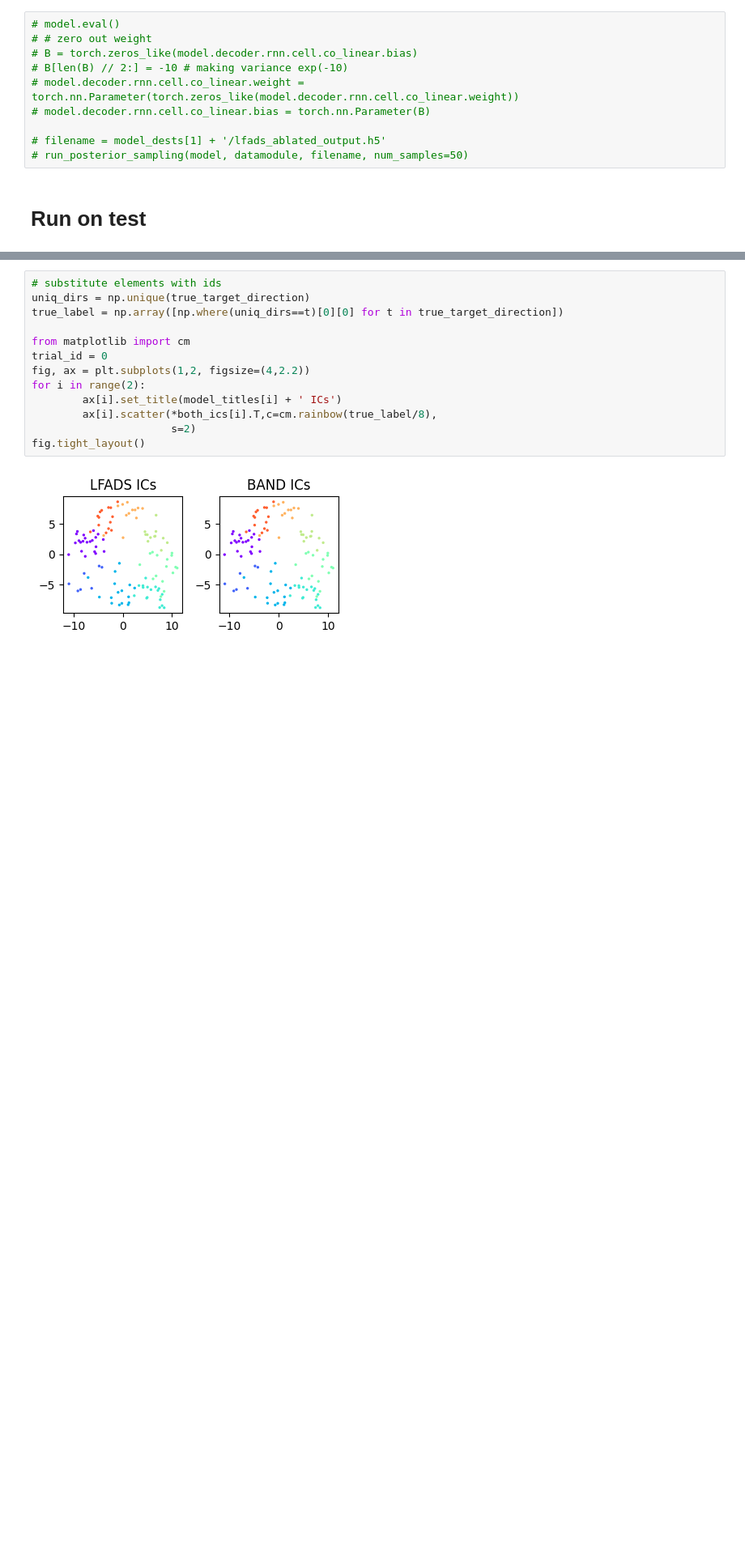
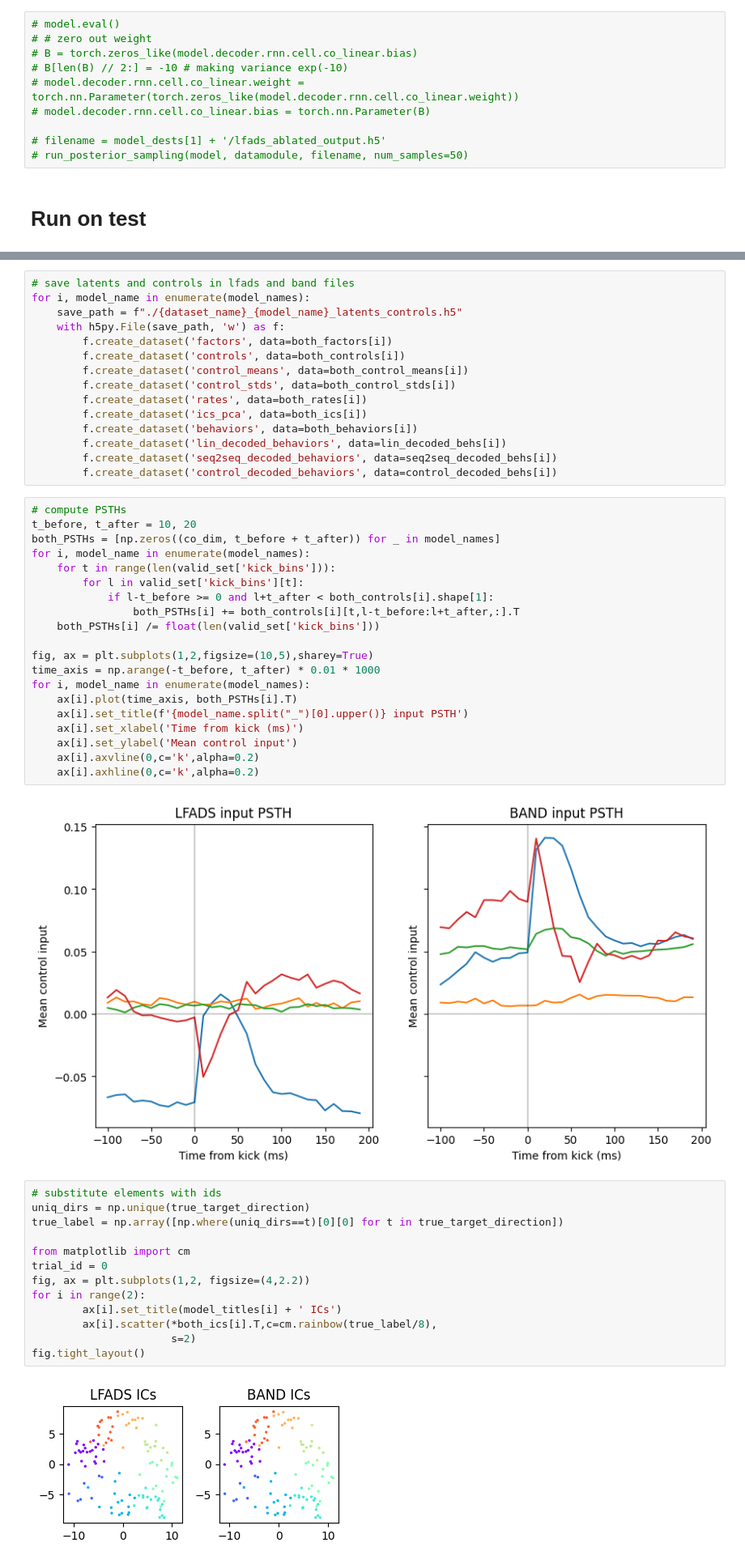
Before and after one commit to NinelK/BAND-torch, a Jupyter notebook: notebooks/post/compare_pairs.ipynb, the cells around one changed output, grey strips where cells are left out. Shown at 81% size. Saved outputs shown, nothing was run; the diff lists cells and outputs as text; blank space fills up the shorter version.

```diff
--- a/notebooks/post/compare_pairs.ipynb
+++ b/notebooks/post/compare_pairs.ipynb
@@ -215,3 +252,40 @@ for model_name in model_names:
+# %%
+# save latents and controls in lfads and band files
+for i, model_name in enumerate(model_names):
+    save_path = f"./{dataset_name}_{model_name}_latents_controls.h5"
+    with h5py.File(save_path, 'w') as f:
+        f.create_dataset('factors', data=both_factors[i])
+        f.create_dataset('controls', data=both_controls[i])
+        f.create_dataset('control_means', data=both_control_means[i])
+        f.create_dataset('control_stds', data=both_control_stds[i])
+        f.create_dataset('rates', data=both_rates[i])
+        f.create_dataset('ics_pca', data=both_ics[i])
+        f.create_dataset('behaviors', data=both_behaviors[i])
+        f.create_dataset('lin_decoded_behaviors', data=lin_decoded_behs[i])
+        f.create_dataset('seq2seq_decoded_behaviors', data=seq2seq_decoded_behs[i])
+        f.create_dataset('control_decoded_behaviors', data=control_decoded_behs[i])
+# %%
+# compute PSTHs
+t_before, t_after = 10, 20
+both_PSTHs = [np.zeros((co_dim, t_before + t_after)) for _ in model_names]
+for i, model_name in enumerate(model_names):
+    for t in range(len(valid_set['kick_bins'])):
+        for l in valid_set['kick_bins'][t]:
+            if l-t_before >= 0 and l+t_after < both_controls[i].shape[1]:
+                both_PSTHs[i] += both_controls[i][t,l-t_before:l+t_after,:].T
+    both_PSTHs[i] /= float(len(valid_set['kick_bins']))
+
+fig, ax = plt.subplots(1,2,figsize=(10,5),sharey=True)
+time_axis = np.arange(-t_before, t_after) * 0.01 * 1000
+for i, model_name in enumerate(model_names):
+    ax[i].plot(time_axis, both_PSTHs[i].T)
+    ax[i].set_title(f'{model_name.split("_")[0].upper()} input PSTH')
+    ax[i].set_xlabel('Time from kick (ms)')
+    ax[i].set_ylabel('Mean control input')
+    ax[i].axvline(0,c='k',alpha=0.2)
+    ax[i].axhline(0,c='k',alpha=0.2)
+# %% [output]
+[figure, added]
 # %%
 # substitute elements with ids
 uniq_dirs = np.unique(true_target_direction)
```
Also changed, not shown: parts of 12 cells of this notebook, 5 other files.
